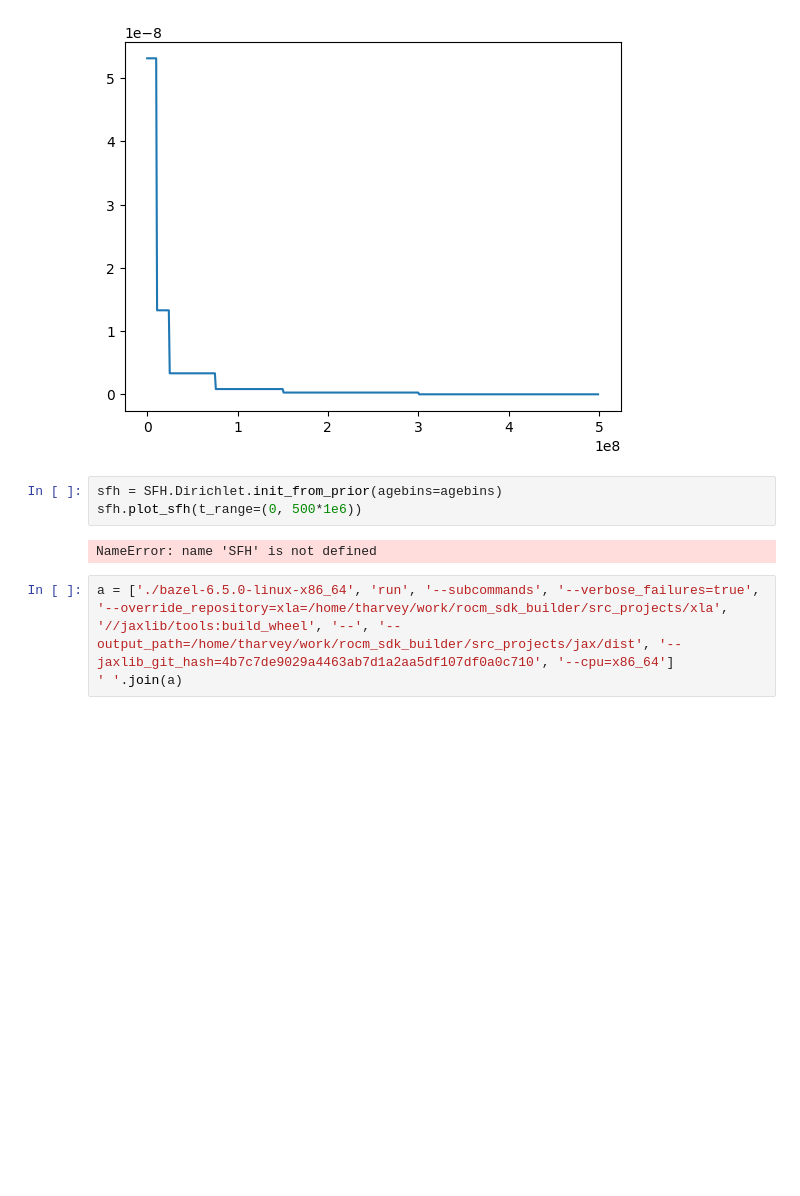
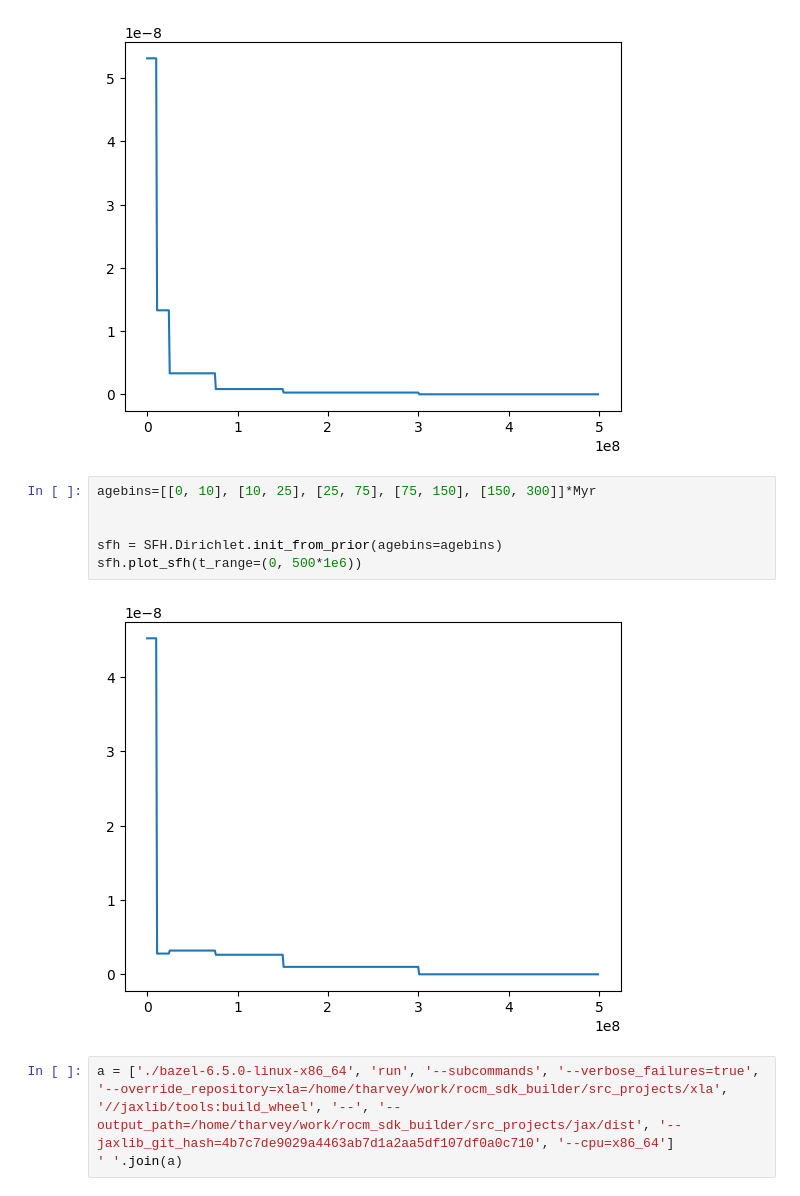
Before and after one commit to synthesizer-project/synference, a Jupyter notebook: scripts/sbi/proof_of_concept.ipynb, the cells around one changed output. Cells and saved outputs as stored; diff of their text form; blank space fills up the shorter version.

```diff
--- a/scripts/sbi/proof_of_concept.ipynb
+++ b/scripts/sbi/proof_of_concept.ipynb
@@ -1473,10 +1501,13 @@ sfh.plot_sfh(t_range=(0, 500*1e6))
 # %% [output]
 [figure]
 # %%
+agebins=[[0, 10], [10, 25], [25, 75], [75, 150], [150, 300]]*Myr
+
+
 sfh = SFH.Dirichlet.init_from_prior(agebins=agebins)
 sfh.plot_sfh(t_range=(0, 500*1e6))
 # %% [output]
-NameError: name 'SFH' is not defined
+[figure, added]
 # %%
 a = ['./bazel-6.5.0-linux-x86_64', 'run', '--subcommands', '--verbose_failures=true', '--override_repository=xla=/home/tharvey/work/rocm_sdk_builder/src_projects/xla', '//jaxlib/tools:build_wheel', '--', '--output_path=/home/tharvey/work/rocm_sdk_builder/src_projects/jax/dist', '--jaxlib_git_hash=4b7c7de9029a4463ab7d1a2aa5df107df0a0c710', '--cpu=x86_64']
 ' '.join(a)
```
Also changed, not shown: parts of 6 cells of this notebook, 7 other files.
